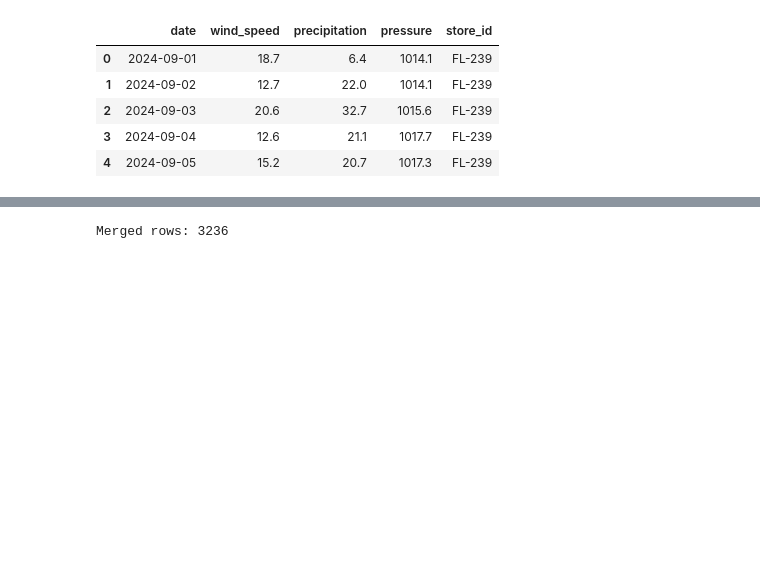
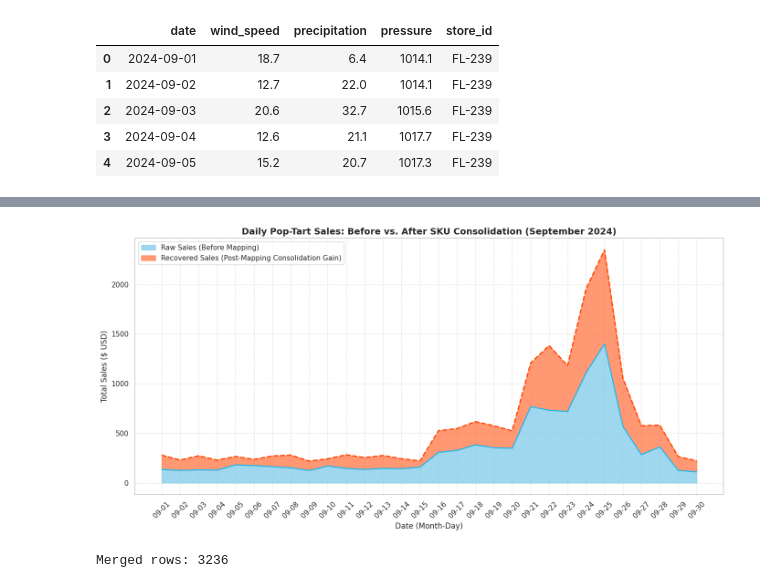
Before and after one commit to AdelineKwakye/walmart-huricane-project, a Jupyter notebook: notebooks/team_notebook.ipynb, the cells around one changed output, grey strips where cells are left out. Drawn from its saved outputs; the diff is of its cells as text; code cells hidden in the pictures; blank space fills up the shorter version.

```diff
--- a/notebooks/team_notebook.ipynb
+++ b/notebooks/team_notebook.ipynb
@@ -805,3 +970,34 @@ Weather units: wind km/h, precipitation mm, pressure hPa
+# %%
+import matplotlib.pyplot as plt
+
+# Ensure date is sorted and formatted properly
+plot_df = comparison_df.sort_values('date').copy()
+plot_df['date_str'] = plot_df['date'].dt.strftime('%m-%d')
+
+plt.figure(figsize=(14, 7))
+
+# Plotting raw (before) sales and the incremental gain that makes up consolidated (after) sales
+# This creates a stacked representation of how much sales volume was recovered
+plt.fill_between(plot_df['date_str'], 0, plot_df['raw_sales_usd'],
+                 label='Raw Sales (Before Mapping)', color='skyblue', alpha=0.8)
+plt.fill_between(plot_df['date_str'], plot_df['raw_sales_usd'], plot_df['consolidated_sales_usd'],
+                 label='Recovered Sales (Post-Mapping Consolidation Gain)', color='coral', alpha=0.8)
+
+# Also plot the top boundary lines for clean visualization
+plt.plot(plot_df['date_str'], plot_df['raw_sales_usd'], color='deepskyblue', linewidth=1.5)
+plt.plot(plot_df['date_str'], plot_df['consolidated_sales_usd'], color='orangered', linewidth=2, linestyle='--')
+
+plt.title('Daily Pop-Tart Sales: Before vs. After SKU Consolidation (September 2024)', fontsize=14, fontweight='bold')
+plt.xlabel('Date (Month-Day)', fontsize=12)
+plt.ylabel('Total Sales ($ USD)', fontsize=12)
+plt.xticks(rotation=45)
+plt.grid(True, linestyle='--', alpha=0.5)
+plt.legend(loc='upper left', fontsize=11)
+
+plt.tight_layout()
+plt.show()
+# %% [output]
+[figure, added]
 # %%
 # Q3: Merge daily category sales with Open-Meteo weather
 # Both sides use local calendar dates; transaction timestamp timezone must be
```
Also changed, not shown: parts of 6 cells of this notebook.
